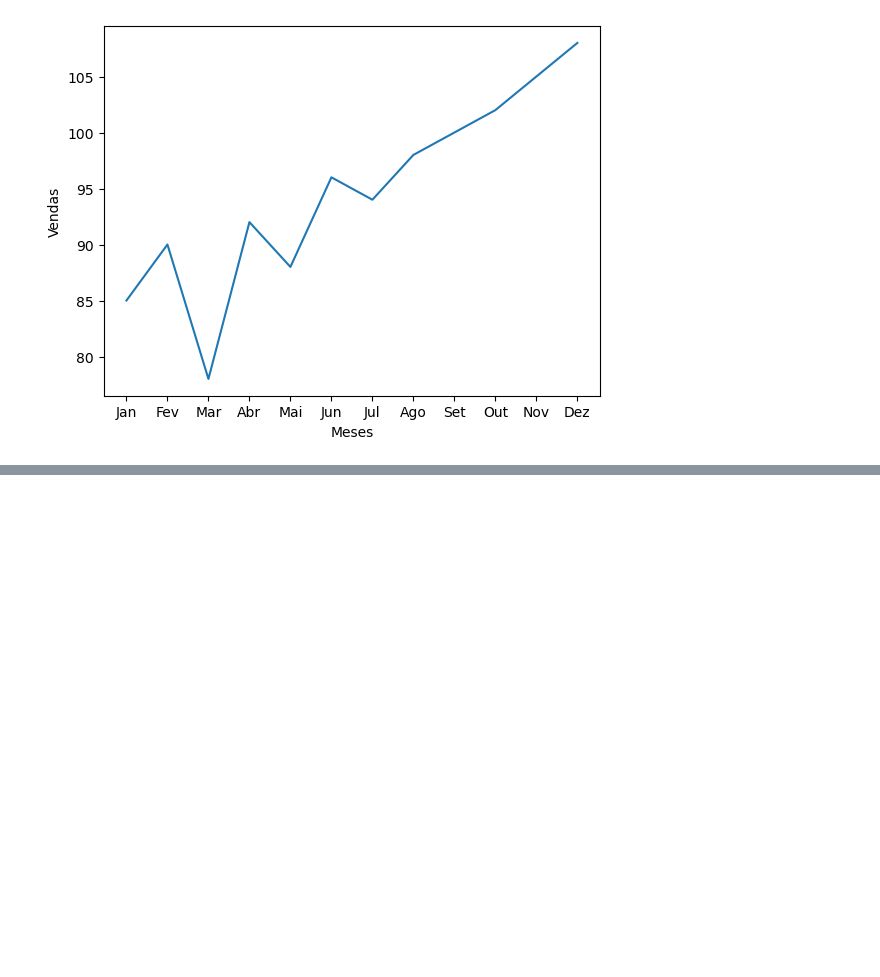
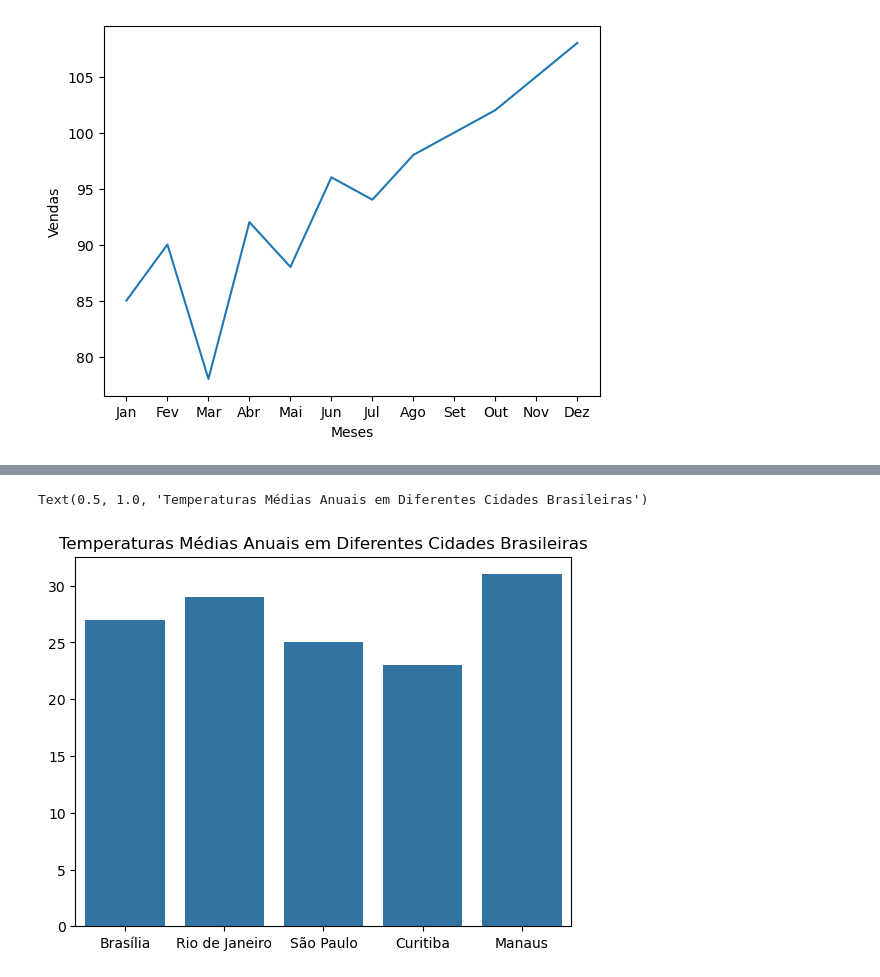
Before and after one commit to kiwsley/ciencia_de_dados, a Jupyter notebook: matplotlib_Searborn/introseaborn.ipynb, the cells around one changed output, grey strips where cells are left out. Cells and saved outputs as stored; diff of their text form; code cells hidden in the pictures; blank space fills up the shorter version.

```diff
--- a/matplotlib_Searborn/introseaborn.ipynb
+++ b/matplotlib_Searborn/introseaborn.ipynb
@@ -44,0 +84,8 @@ sns.lineplot(x='Meses', y='Vendas',data=dados)
+# %%
+dados_temp={"Cidade": cidades, "Temperaturas": temperaturas}
+
+ax = sns.barplot(x=cidades, y=temperaturas,data= dados_temp)
+ax.set_title('Temperaturas Médias Anuais em Diferentes Cidades Brasileiras')
+# %% [output]
+Text(0.5, 1.0, 'Temperaturas Médias Anuais em Diferentes Cidades Brasileiras')
+[figure, added]
```
Also changed, not shown: parts of 4 cells of this notebook, 1 other file.
